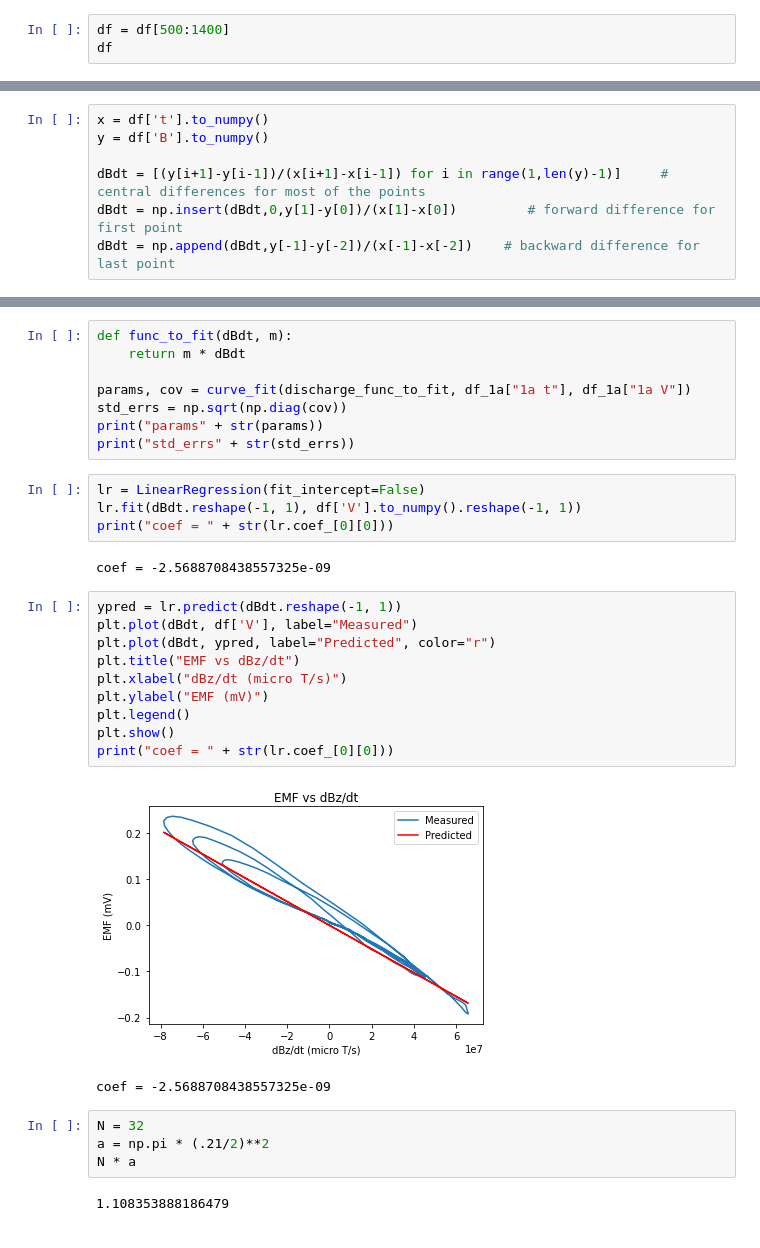
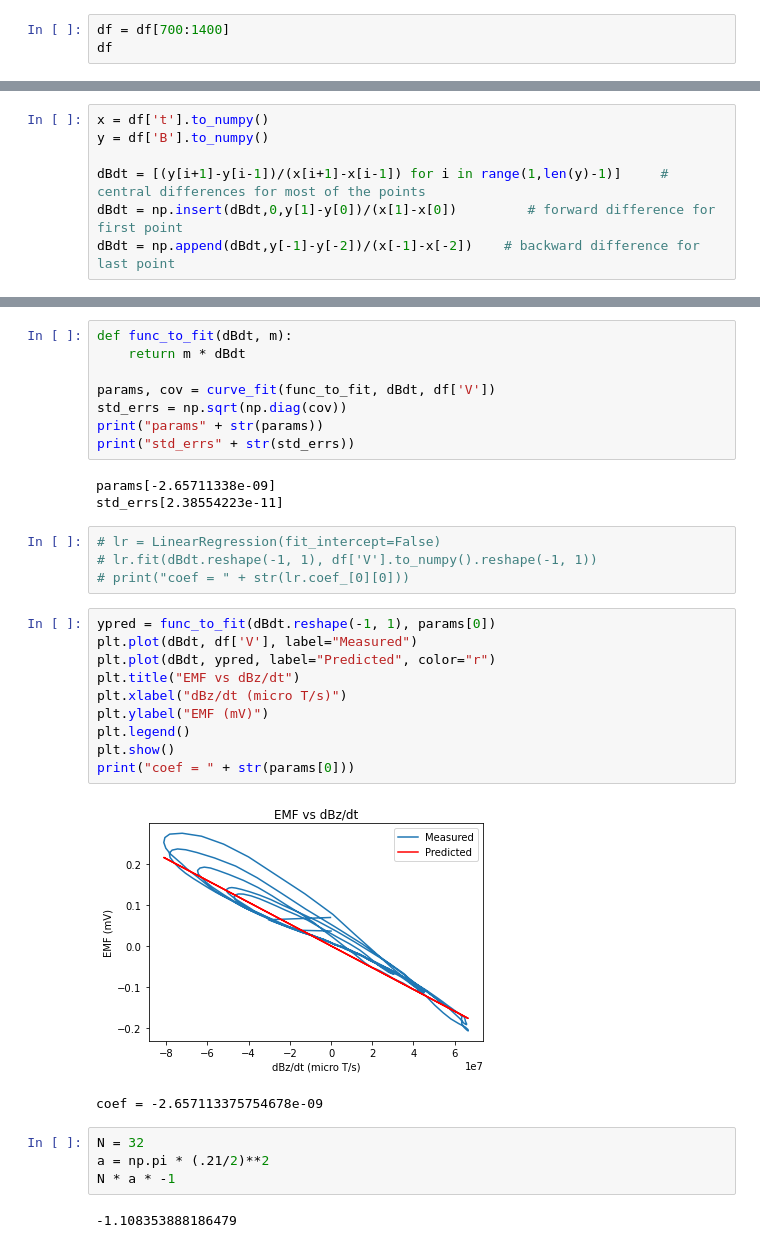
Before and after one commit to evilpegasus/physics5bl, a Jupyter notebook: faraday/faraday.ipynb, the cells around one changed output, grey strips where cells are left out. Cells and saved outputs as stored; diff of their text form.

```diff
--- a/faraday/faraday.ipynb
+++ b/faraday/faraday.ipynb
@@ -8,7 +8,7 @@ from scipy.optimize import curve_fit
 df = pd.read_csv('data/experiment2.csv')
 df.columns = ["t", "B", "V"]
 # %%
-df = df[500:1400]
+df = df[700:1400]
 df
 # %% [output]
 |  | t | B | V |
@@ -48,32 +48,33 @@ Text(0, 0.5, 'EMF (mV)')
 def func_to_fit(dBdt, m):
     return m * dBdt
 
-params, cov = curve_fit(discharge_func_to_fit, df_1a["1a t"], df_1a["1a V"])
+params, cov = curve_fit(func_to_fit, dBdt, df['V'])
 std_errs = np.sqrt(np.diag(cov))
 print("params" + str(params))
 print("std_errs" + str(std_errs))
+# %% [output]
+params[-2.65711338e-09]
+std_errs[2.38554223e-11]
 # %%
-lr = LinearRegression(fit_intercept=False)
-lr.fit(dBdt.reshape(-1, 1), df['V'].to_numpy().reshape(-1, 1))
-print("coef = " + str(lr.coef_[0][0]))
+# lr = LinearRegression(fit_intercept=False)
+# lr.fit(dBdt.reshape(-1, 1), df['V'].to_numpy().reshape(-1, 1))
+# print("coef = " + str(lr.coef_[0][0]))
-# %% [output]
-coef = -2.5688708438557325e-09
 # %%
-ypred = lr.predict(dBdt.reshape(-1, 1))
+ypred = func_to_fit(dBdt.reshape(-1, 1), params[0])
 plt.plot(dBdt, df['V'], label="Measured")
 plt.plot(dBdt, ypred, label="Predicted", color="r")
 plt.title("EMF vs dBz/dt")
 plt.xlabel("dBz/dt (micro T/s)")
 plt.ylabel("EMF (mV)")
 plt.legend()
 plt.show()
-print("coef = " + str(lr.coef_[0][0]))
+print("coef = " + str(params[0]))
 # %% [output]
-[figure, old version]
+[figure, new version]
-coef = -2.5688708438557325e-09
+coef = -2.657113375754678e-09
 # %%
 N = 32
 a = np.pi * (.21/2)**2
-N * a
+N * a * -1
 # %% [output]
-1.108353888186479
+-1.108353888186479
```
Also changed, not shown: parts of 5 cells of this notebook.
